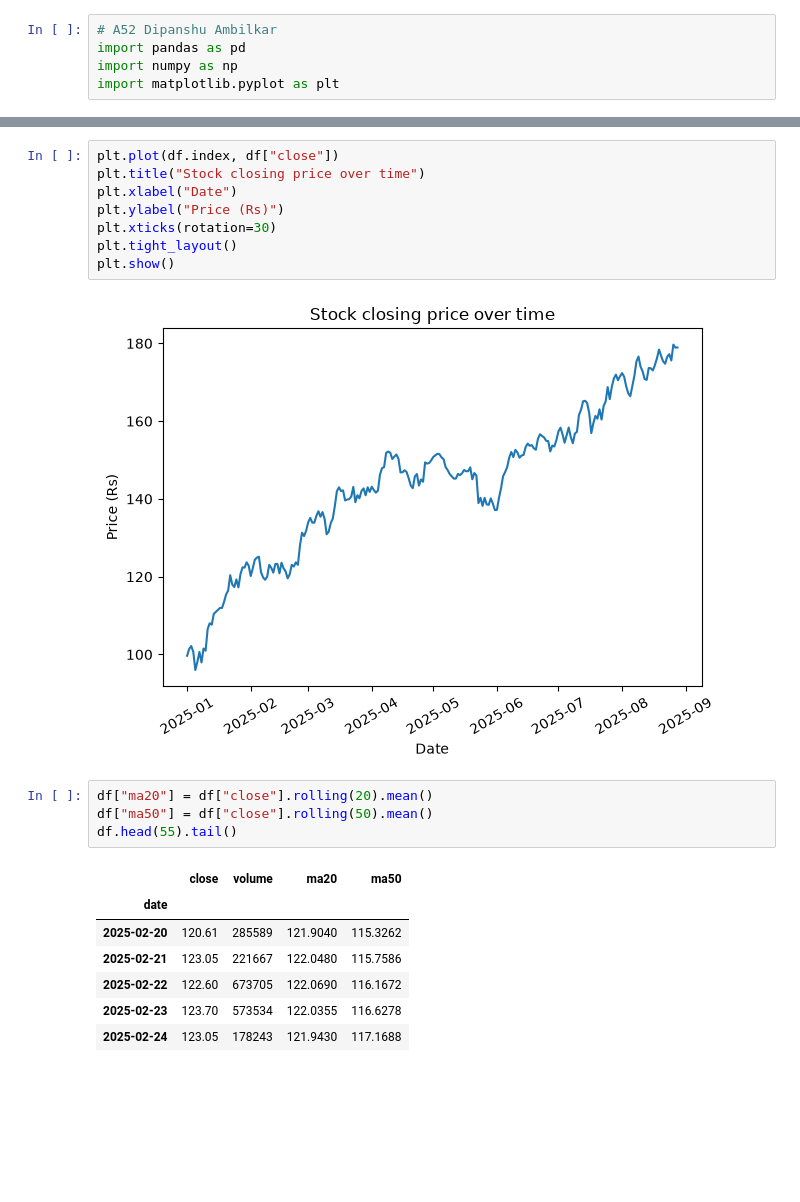
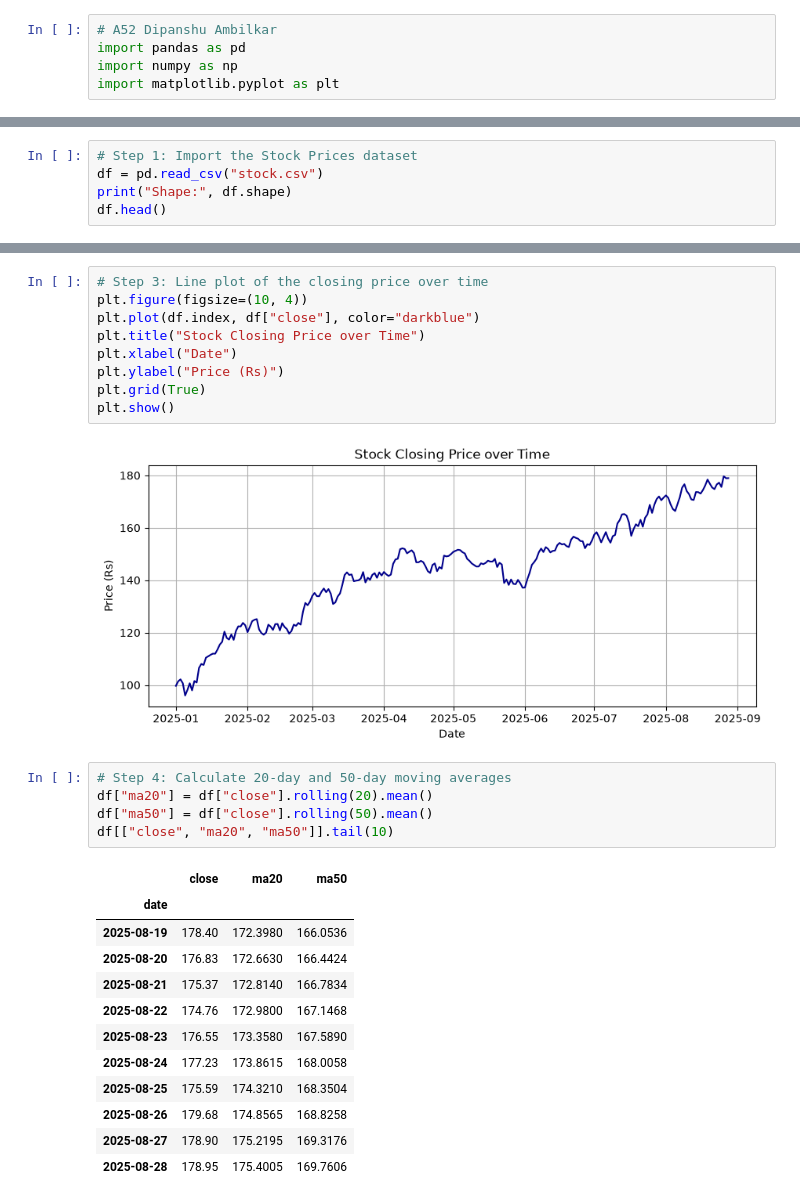
Before and after one commit to DipanshuAmbilkar03/telab, a Jupyter notebook: B.E./DMV/ex7/Exp7_Time_Series_Stock.ipynb, the cells around one changed output, grey strips where cells are left out. Saved outputs shown, nothing was run; the diff lists cells and outputs as text; blank space fills up the shorter version.

Commit message:
Fix DMV Exp6 and Exp7 to use actual CSV files instead of in-code dummy dataframes

```diff
--- a/B.E./DMV/ex7/Exp7_Time_Series_Stock.ipynb
+++ b/B.E./DMV/ex7/Exp7_Time_Series_Stock.ipynb
@@ -30,0 +12,5 @@ total rows: (240, 3)
+# %%
+# Step 1: Import the Stock Prices dataset
+df = pd.read_csv("stock.csv")
+print("Shape:", df.shape)
+df.head()
@@ -41,25 +38,32 @@ df.head()
 | 2025-01-04 | 100.67 | 260365 |
 | 2025-01-05 | 96.00 | 420685 |
 # %%
-plt.plot(df.index, df["close"])
-plt.title("Stock closing price over time")
+# Step 3: Line plot of the closing price over time
+plt.figure(figsize=(10, 4))
+plt.plot(df.index, df["close"], color="darkblue")
+plt.title("Stock Closing Price over Time")
 plt.xlabel("Date")
 plt.ylabel("Price (Rs)")
-plt.xticks(rotation=30)
-plt.tight_layout()
+plt.grid(True)
 plt.show()
 # %% [output]
-[figure, old version]
+[figure, new version]
 # %%
+# Step 4: Calculate 20-day and 50-day moving averages
 df["ma20"] = df["close"].rolling(20).mean()
 df["ma50"] = df["close"].rolling(50).mean()
-df.head(55).tail()
+df[["close", "ma20", "ma50"]].tail(10)
 # %% [output]
-|  | close | volume | ma20 | ma50 |
-| date |  |  |  |  |
-| 2025-02-20 | 120.61 | 285589 | 121.9040 | 115.3262 |
-| 2025-02-21 | 123.05 | 221667 | 122.0480 | 115.7586 |
-| 2025-02-22 | 122.60 | 673705 | 122.0690 | 116.1672 |
-| 2025-02-23 | 123.70 | 573534 | 122.0355 | 116.6278 |
-| 2025-02-24 | 123.05 | 178243 | 121.9430 | 117.1688 |
+|  | close | ma20 | ma50 |
+| date |  |  |  |
+| 2025-08-19 | 178.40 | 172.3980 | 166.0536 |
+| 2025-08-20 | 176.83 | 172.6630 | 166.4424 |
+| 2025-08-21 | 175.37 | 172.8140 | 166.7834 |
+| 2025-08-22 | 174.76 | 172.9800 | 167.1468 |
+| 2025-08-23 | 176.55 | 173.3580 | 167.5890 |
+| 2025-08-24 | 177.23 | 173.8615 | 168.0058 |
+| 2025-08-25 | 175.59 | 174.3210 | 168.3504 |
+| 2025-08-26 | 179.68 | 174.8565 | 168.8258 |
+| 2025-08-27 | 178.90 | 175.2195 | 169.3176 |
+| 2025-08-28 | 178.95 | 175.4005 | 169.7606 |
 # %%
```
Also changed, not shown: parts of 16 cells of this notebook, 3 other files.
